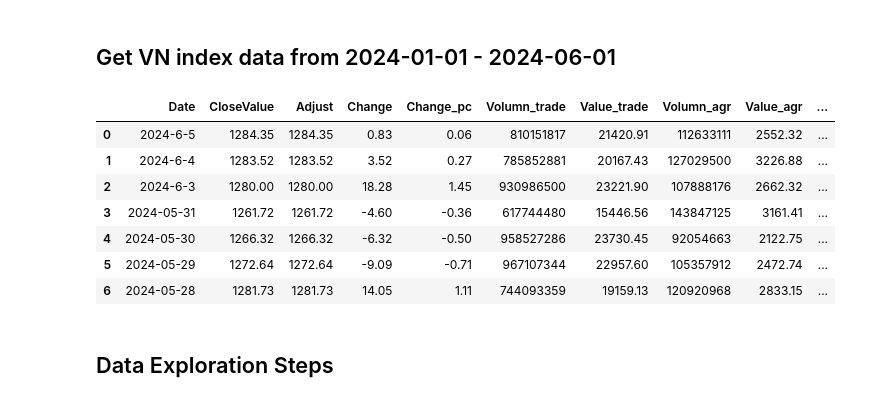
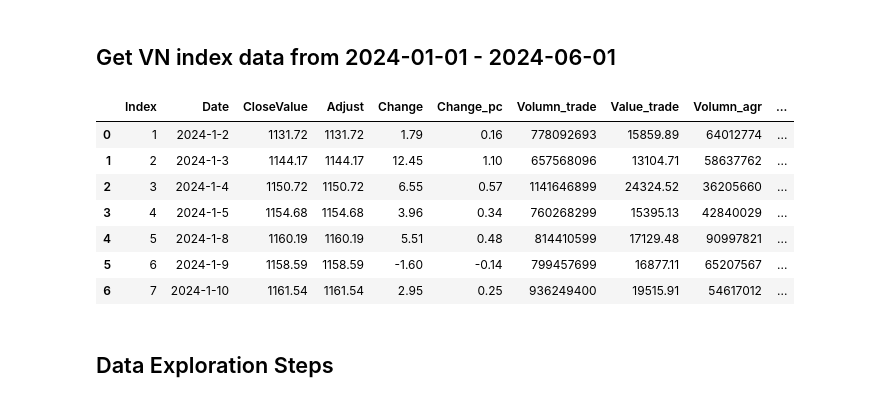
Before and after one commit to thainq1402/H-h-tr-quy-t-nh, a Jupyter notebook: Market trand prediction/Data_Explore.ipynb, the cells around one changed output. Saved outputs shown, nothing was run; the diff lists cells and outputs as text; code cells hidden in the pictures.

```diff
--- a/Market trand prediction/Data_Explore.ipynb
+++ b/Market trand prediction/Data_Explore.ipynb
@@ -15,17 +15,17 @@ import yfinance as yf
 # %% [markdown]
 ## Get VN index data from 2024-01-01 - 2024-06-01
 # %%
-vni = pd.read_excel('Lich_su_giao_dich.xlsx')
+vni = pd.read_excel('Lich_su_giao_dich_1.xlsx')
 vni.head(7)
 # %% [output]
-|  | Date | CloseValue | Adjust | Change | Change_pc | Volumn_trade | Value_trade | Volumn_agr | Value_agr | ... |
-| 0 | 2024-6-5 | 1284.35 | 1284.35 | 0.83 | 0.06 | 810151817 | 21420.91 | 112633111 | 2552.32 | ... |
-| 1 | 2024-6-4 | 1283.52 | 1283.52 | 3.52 | 0.27 | 785852881 | 20167.43 | 127029500 | 3226.88 | ... |
-| 2 | 2024-6-3 | 1280.00 | 1280.00 | 18.28 | 1.45 | 930986500 | 23221.90 | 107888176 | 2662.32 | ... |
-| 3 | 2024-05-31 | 1261.72 | 1261.72 | -4.60 | -0.36 | 617744480 | 15446.56 | 143847125 | 3161.41 | ... |
-| 4 | 2024-05-30 | 1266.32 | 1266.32 | -6.32 | -0.50 | 958527286 | 23730.45 | 92054663 | 2122.75 | ... |
-| 5 | 2024-05-29 | 1272.64 | 1272.64 | -9.09 | -0.71 | 967107344 | 22957.60 | 105357912 | 2472.74 | ... |
-| 6 | 2024-05-28 | 1281.73 | 1281.73 | 14.05 | 1.11 | 744093359 | 19159.13 | 120920968 | 2833.15 | ... |
+|  | Index | Date | CloseValue | Adjust | Change | Change_pc | Volumn_trade | Value_trade | Volumn_agr | ... |
+| 0 | 1 | 2024-1-2 | 1131.72 | 1131.72 | 1.79 | 0.16 | 778092693 | 15859.89 | 64012774 | ... |
+| 1 | 2 | 2024-1-3 | 1144.17 | 1144.17 | 12.45 | 1.10 | 657568096 | 13104.71 | 58637762 | ... |
+| 2 | 3 | 2024-1-4 | 1150.72 | 1150.72 | 6.55 | 0.57 | 1141646899 | 24324.52 | 36205660 | ... |
+| 3 | 4 | 2024-1-5 | 1154.68 | 1154.68 | 3.96 | 0.34 | 760268299 | 15395.13 | 42840029 | ... |
+| 4 | 5 | 2024-1-8 | 1160.19 | 1160.19 | 5.51 | 0.48 | 814410599 | 17129.48 | 90997821 | ... |
+| 5 | 6 | 2024-1-9 | 1158.59 | 1158.59 | -1.60 | -0.14 | 799457699 | 16877.11 | 65207567 | ... |
+| 6 | 7 | 2024-1-10 | 1161.54 | 1161.54 | 2.95 | 0.25 | 936249400 | 19515.91 | 54617012 | ... |
 # %% [markdown]
 ## Data Exploration Steps
 # %% [markdown]
```
Also changed, not shown: parts of 38 cells of this notebook, 20 other files.
